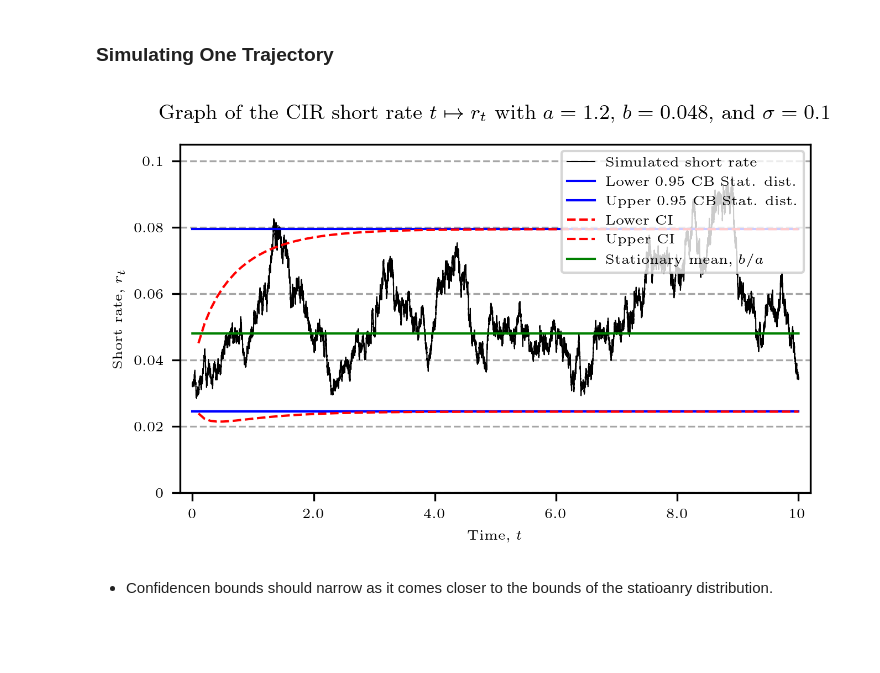
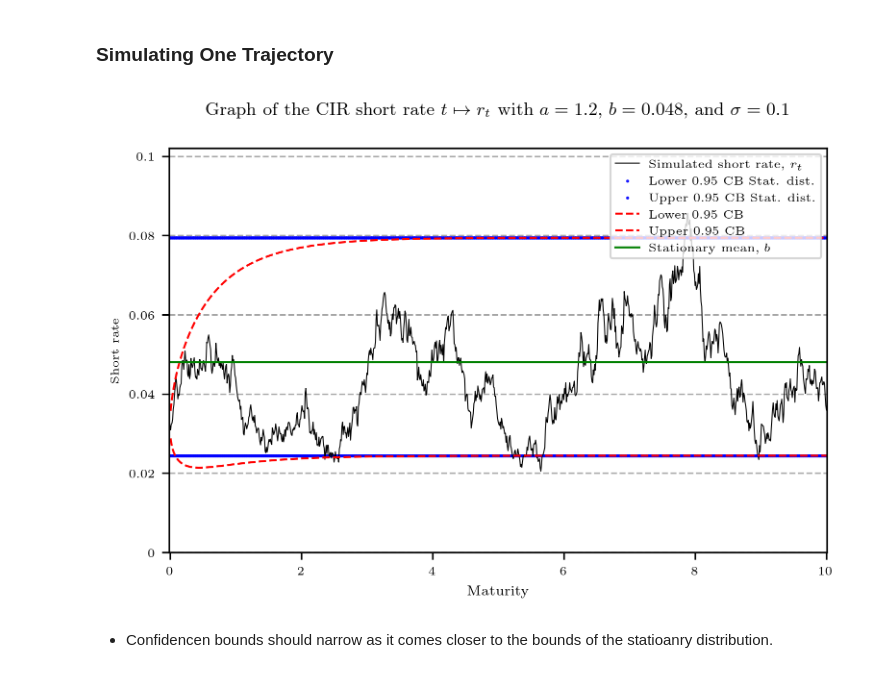
Before and after one commit to HansChristianPOLIT/Fixed-Income-Derivatives, a Jupyter notebook: CIR.ipynb, the cells around one changed output. Saved outputs shown, nothing was run; the diff lists cells and outputs as text; code cells hidden in the pictures; blank space fills up the shorter version.

```diff
--- a/CIR.ipynb
+++ b/CIR.ipynb
@@ -141,60 +139,54 @@ where $Z_m \sim N(0,1), m=1, \ldots, M$ and all the standard normal random varia
 # %% [markdown]
 ### Simulating One Trajectory
 # %%
-r0, a, b, sigma = 0.032, 1.2, 0.048, 0.1
+np.random.seed(13)
+M_simul, T_simul = 1_000, 10 # time steps, maturity
 size_ci = 0.95 # confidence interval
-T, N = 10, 50_000 # maturity, time steps
-param = (a,b,sigma)
-delta = T/N # step size
-r = fid.short_rate_simul(r0,param,N,T,method = "cir")
-tau = np.array([i*delta for i in range(0,N+1)])
+r_simul = fid.short_rate_simul(r0,(a,b,sigma),M_simul,T_simul,method = "cir")
+t_simul = np.array([i*(T_simul/M_simul) for i in range(0,M_simul+1)])
 
 # confidence bounds
-N_ci = 100 # need to be a large number
-t_ci = [i*T/N_ci for i in range(0,N_ci+1)]
-lb,ub = fid.ci_cir(r0,a,b,sigma,t_ci,size_ci,method = "two_sided") # lower & upper bound
-alpha, beta = (2*a*b)/(sigma**2), sigma**2/(2*a)
-lb_sd, ub_sd = gamma.ppf(0.025, alpha, loc=0, scale=beta)*np.ones([N_ci+1]), gamma.ppf(0.975, alpha, loc=0, scale=beta)*np.ones([N_ci+1])
+alpha = (2*a*b)/(sigma**2)
+beta = sigma**2/(2*a)
+lb, ub = fid.ci_cir(r0,a,b,sigma,t_simul,size_ci)
+lb_sd, ub_sd = fid.ci_cir(r0,a,b,sigma,100,size_ci)
 # %%
-fig = plt.figure(constrained_layout=False, dpi = 300, figsize = (5,3))   #
+fig = plt.figure(constrained_layout=False, dpi = 300, figsize = (6,4))   #
 fig.suptitle(f"Graph of the CIR short rate $t \mapsto r_t$ with $a={a}$, $b={b}$, and $\sigma={sigma}$", fontsize = 9)
 gs = fig.add_gridspec(nrows=1,ncols=1,left=0.12,bottom=0.2,right=0.88,top=0.90,wspace=0,hspace=0)
 ax = fig.add_subplot(gs[0,0])
 ax.grid(axis='y', linestyle='--', color='grey', alpha=0.7)
 
-
-xticks = [0,(1/5)*T,(2/5)*T,(3/5)*T,(4/5)*T,T]
-xticklabels = [round(i,3) for i in xticks]
-yticks = [0,0.02,0.04,0.06,0.08,0.1]
-
+xticks = [0,2,4,6,8,10]
 ax.set_xticks(xticks)
-ax.set_xticklabels(xticklabels,fontsize = 6)
-ax.set_xlim([xticks[0]-0.2,xticks[-1]+0.2])
-plt.xlabel(f"Time, $t$",fontsize = 6)
-ax.set_yticks(yticks)
-ax.set_yticklabels(yticks,fontsize = 6)
-ax.set_ylim([yticks[0],yticks[-1]*1.05])
-ax.set_ylabel(f"Short rate, $r_t$",fontsize = 6)
+ax.set_xticklabels(xticks,fontsize = 6)
+ax.set_xlim([xticks[0]-0.01,xticks[-1]+0.01])
+plt.xlabel(f"Maturity",fontsize = 7)
+yticks1 = [0,0.02,0.04,0.06,0.08,0.1]
+ax.set_yticks(yticks1)
+ax.set_yticklabels(yticks1,fontsize = 6)
+ax.set_ylim([yticks1[0],yticks1[-1] + (yticks1[-1]-yticks1[0])*0.02])
+ax.set_ylabel(f"Short rate",fontsize = 6)
 
 # simulated short rate
-ax.plot(tau, r, color = 'black', marker = "",linewidth = 0.5, label = "Simulated short rate")
+ax.plot(t_simul, r_simul, color = 'black', marker = "",linewidth = 0.5, label = "Simulated short rate, $r_t$")
 
 # stationary CI
-ax.plot(t_ci,lb_sd,color = 'blue',marker = "", linewidth = 1, label = "Lower 0.95 CB Stat. dist.")
-ax.plot(t_ci,ub_sd,color = 'blue',marker = "", linewidth = 1, label = "Upper 0.95 CB Stat. dist.")
+ax.scatter(t_simul, lb_sd*np.ones([M_simul+1]), s = 1, color = 'blue', marker = ".",label=f"Lower {size_ci} CB Stat. dist.")
+ax.scatter(t_simul, ub_sd*np.ones([M_simul+1]), s = 1, color = 'blue', marker = ".",label=f"Upper {size_ci} CB Stat. dist.")
 
 # Simulated CI
-ax.plot(t_ci, lb, color = 'red', marker = "", linewidth = 1, linestyle = "dashed", label = "Lower CI")
-ax.plot(t_ci, ub, color = 'red', marker = "", linewidth = 1, linestyle = "dashed", label = "Upper CI")
+ax.plot(t_simul, lb,  linewidth = 1,color = 'red', linestyle = "dashed",label=f"Lower {size_ci} CB")
+ax.plot(t_simul, ub, linewidth = 1, color = 'red', linestyle = "dashed",label=f"Upper {size_ci} CB")
 
 # stationary mean
-ax.plot(tau, b*np.ones([N+1]), color = 'green', marker = "", linewidth = 1, linestyle = "solid",label = "Stationary mean, $b/a$")
+ax.plot(t_simul, b*np.ones([M_simul+1]), color = 'green', marker = "", linewidth = 1, linestyle = "solid",label = "Stationary mean, $b$")
 
 
 ax.legend(loc = "upper right",fontsize = 6)
 plt.show()
 # %% [output]
-[figure, old version]
+[figure, new version]
 # %% [markdown]
 * Confidencen bounds should narrow as it comes closer to the bounds of the statioanry distribution.
 # %% [markdown]
```
Also changed, not shown: parts of 34 cells of this notebook, 3 other files.
